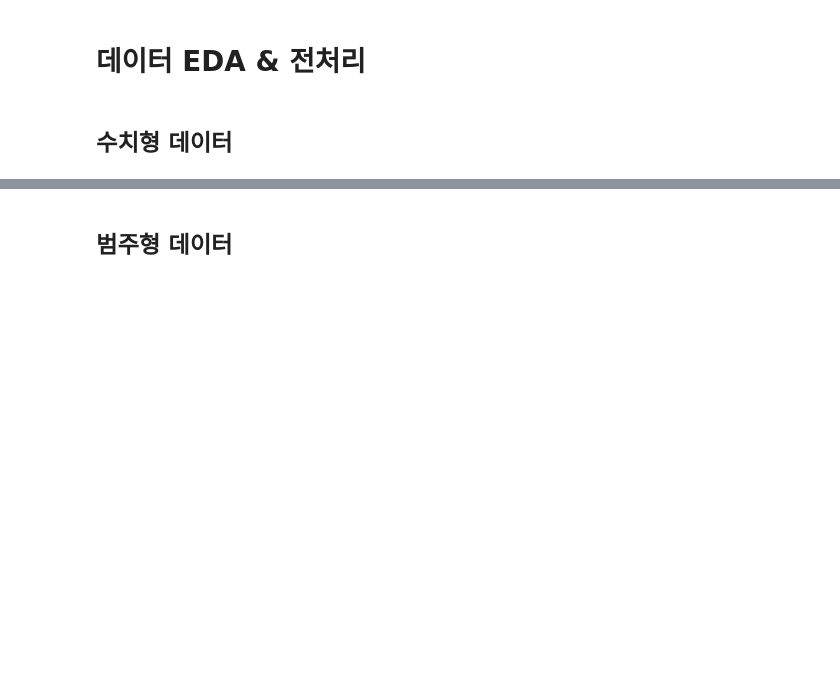
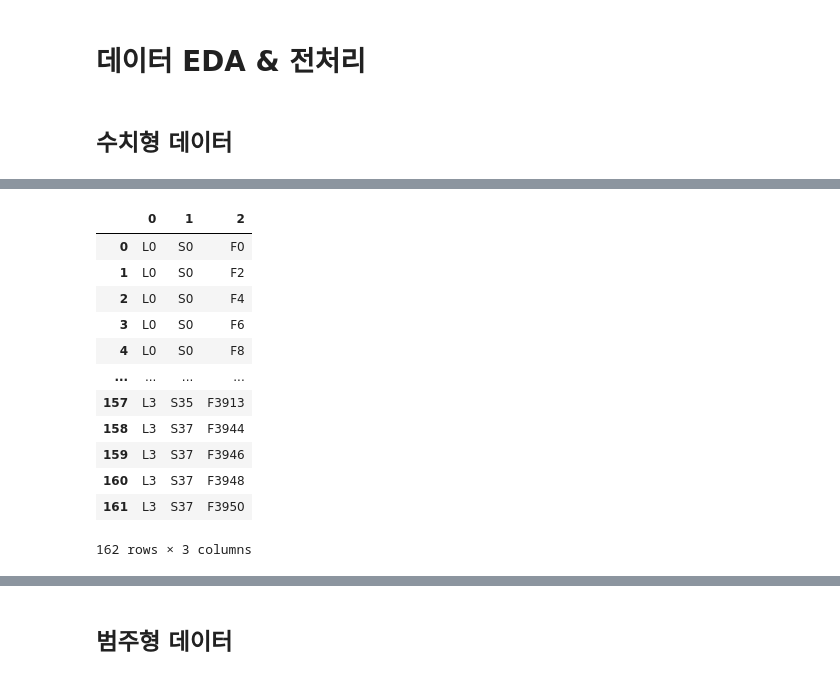
Before and after one commit to seonydg/ml-classification-Bosch-Production-Line-Performance, a Jupyter notebook: Bosch Production Line Performance.ipynb, the cells around one changed output, grey strips where cells are left out. Drawn from its saved outputs; the diff is of its cells as text; code cells hidden in the pictures; blank space fills up the shorter version.

```diff
--- a/Bosch Production Line Performance.ipynb
+++ b/Bosch Production Line Performance.ipynb
@@ -58,0 +140,2 @@ categorical.head()
+# %%
+not_null_columns = X.columns[X.iloc[0].notnull()]
@@ -58,0 +157,16 @@ categorical.head()
+# %%
+pd.Series(not_null_columns).str.split('_', expand=True)
+# %% [output]
+|  | 0 | 1 | 2 |
+| 0 | L0 | S0 | F0 |
+| 1 | L0 | S0 | F2 |
+| 2 | L0 | S0 | F4 |
+| 3 | L0 | S0 | F6 |
+| 4 | L0 | S0 | F8 |
+| ... | ... | ... | ... |
+| 157 | L3 | S35 | F3913 |
+| 158 | L3 | S37 | F3944 |
+| 159 | L3 | S37 | F3946 |
+| 160 | L3 | S37 | F3948 |
+| 161 | L3 | S37 | F3950 |
+162 rows × 3 columns
```
Also changed, not shown: parts of 16 cells of this notebook.
